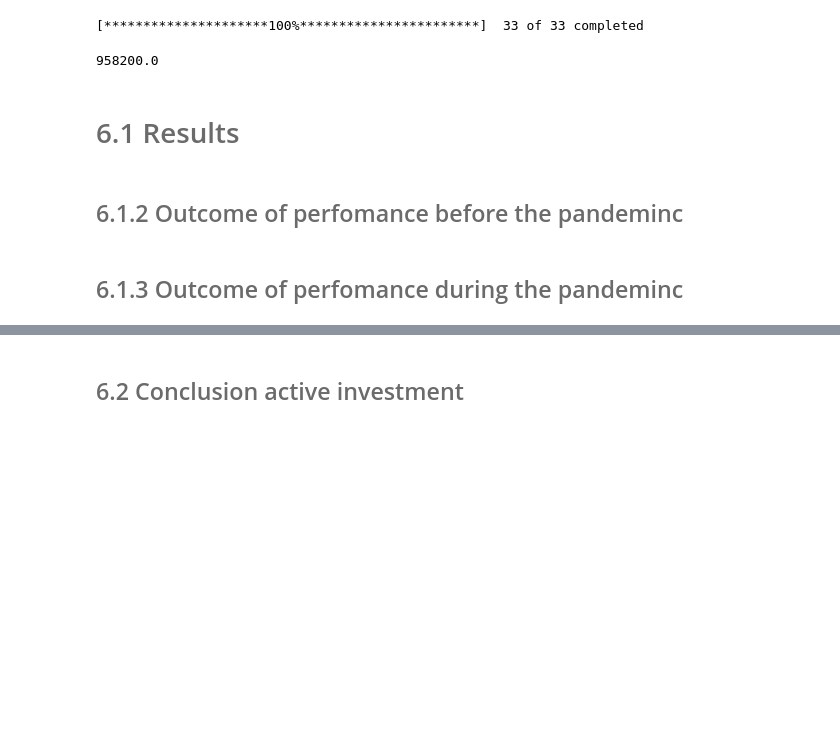
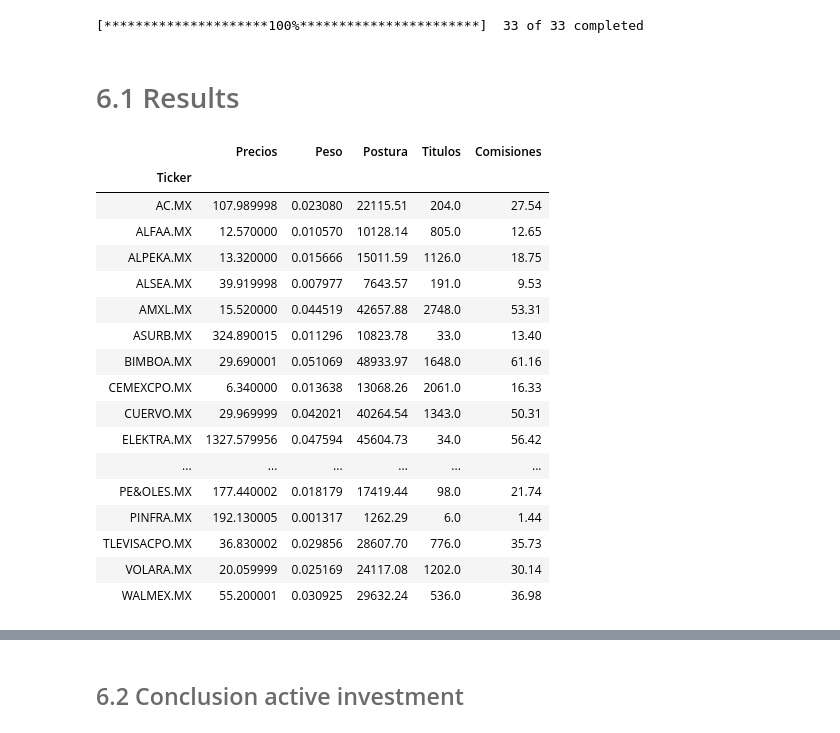
Before and after one commit to chelsi122/Laboratorio1, a Jupyter notebook: Notebook.ipynb, the cells around one changed output, grey strips where cells are left out. Saved outputs shown, nothing was run; the diff lists cells and outputs as text; code cells hidden in the pictures; blank space fills up the shorter version.

```diff
--- a/Notebook.ipynb
+++ b/Notebook.ipynb
@@ -329,15 +330,5 @@ portfolios = fn.portfolios(prices)
 max_sharpe = portfolios.iloc[portfolios['Sharpe'].idxmax()]
 max_sharpe = max_sharpe.to_list()
 pesos1 = max_sharpe[3:]
-# %%
-# Se obtiene el capital correspondiente
-capital = 1000000 - cash
-capital
-# %% [output]
-958200.0
 # %% [markdown]
 # <font color= #6B6B6B> 6.1 Results </font>
-# %% [markdown]
-## <font color= #6B6B6B> 6.1.2 Outcome of perfomance before the pandeminc </font>
-# %% [markdown]
-## <font color= #6B6B6B> 6.1.3 Outcome of perfomance during the pandeminc </font>
@@ -343,0 +344,23 @@ capital
+# %%
+# Se obtiene el portafolio a utilizar con los datos antes de pandemia
+portfolio_1 = fn.portfolio_1(tickers, prices_post1, prices, posdata, pesos1, c, capital)
+portfolio_1
+# %% [output]
+|  | Precios | Peso | Postura | Titulos | Comisiones |
+| Ticker |  |  |  |  |  |
+| AC.MX | 107.989998 | 0.023080 | 22115.51 | 204.0 | 27.54 |
+| ALFAA.MX | 12.570000 | 0.010570 | 10128.14 | 805.0 | 12.65 |
+| ALPEKA.MX | 13.320000 | 0.015666 | 15011.59 | 1126.0 | 18.75 |
+| ALSEA.MX | 39.919998 | 0.007977 | 7643.57 | 191.0 | 9.53 |
+| AMXL.MX | 15.520000 | 0.044519 | 42657.88 | 2748.0 | 53.31 |
+| ASURB.MX | 324.890015 | 0.011296 | 10823.78 | 33.0 | 13.40 |
+| BIMBOA.MX | 29.690001 | 0.051069 | 48933.97 | 1648.0 | 61.16 |
+| CEMEXCPO.MX | 6.340000 | 0.013638 | 13068.26 | 2061.0 | 16.33 |
+| CUERVO.MX | 29.969999 | 0.042021 | 40264.54 | 1343.0 | 50.31 |
+| ELEKTRA.MX | 1327.579956 | 0.047594 | 45604.73 | 34.0 | 56.42 |
+| ... | ... | ... | ... | ... | ... |
+| PE&OLES.MX | 177.440002 | 0.018179 | 17419.44 | 98.0 | 21.74 |
+| PINFRA.MX | 192.130005 | 0.001317 | 1262.29 | 6.0 | 1.44 |
+| TLEVISACPO.MX | 36.830002 | 0.029856 | 28607.70 | 776.0 | 35.73 |
+| VOLARA.MX | 20.059999 | 0.025169 | 24117.08 | 1202.0 | 30.14 |
+| WALMEX.MX | 55.200001 | 0.030925 | 29632.24 | 536.0 | 36.98 |
```
Also changed, not shown: parts of 12 cells of this notebook, 4 other files.
